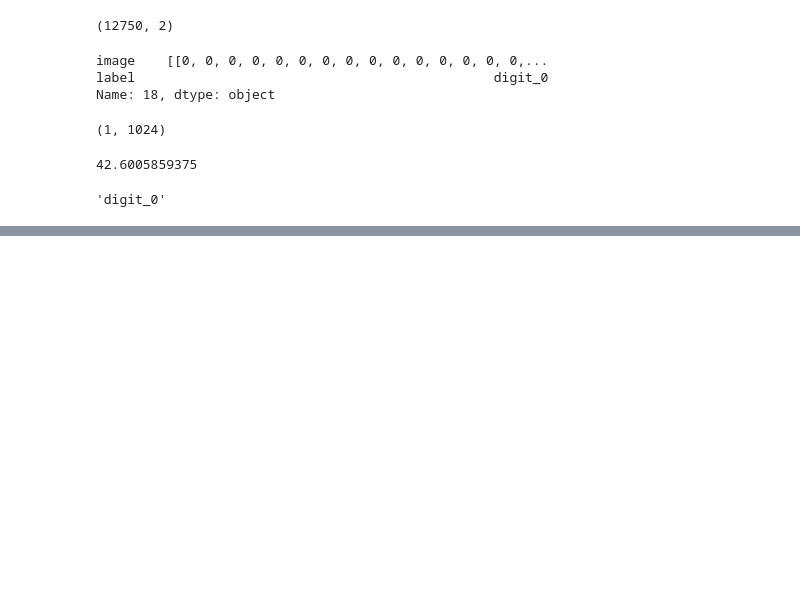
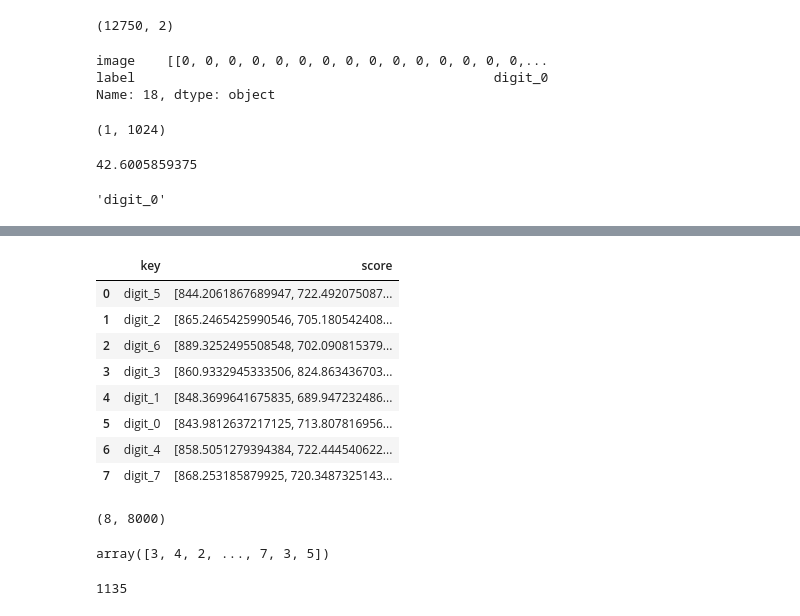
Before and after one commit to dhirajhimani/Jaskerat_ML_Course, a Jupyter notebook: Assignments/Assignment_Devanagari_Digits.ipynb, the cells around one changed output, grey strips where cells are left out. Cells and saved outputs as stored; diff of their text form; code cells hidden in the pictures; blank space fills up the shorter version.

```diff
--- a/Assignments/Assignment_Devanagari_Digits.ipynb
+++ b/Assignments/Assignment_Devanagari_Digits.ipynb
@@ -272,0 +404,2 @@ Y.shape
+# %%
+P,keys = model.predict(Xtrain)
@@ -272,0 +439,14 @@ Y.shape
+# %%
+df = pd.DataFrame([[k, v] for k, v in P.items()],
+                   columns=['key','score'])
+df
+# %% [output]
+|  | key | score |
+| 0 | digit_5 | [844.2061867689947, 722.492075087... |
+| 1 | digit_2 | [865.2465425990546, 705.180542408... |
+| 2 | digit_6 | [889.3252495508548, 702.090815379... |
+| 3 | digit_3 | [860.9332945333506, 824.863436703... |
+| 4 | digit_1 | [848.3699641675835, 689.947232486... |
+| 5 | digit_0 | [843.9812637217125, 713.807816956... |
+| 6 | digit_4 | [858.5051279394384, 722.444540622... |
+| 7 | digit_7 | [868.253185879925, 720.3487325143... |
@@ -272,0 +455,25 @@ Y.shape
+# %%
+
+npar = np.array([])
+#arr.shape
+#arr[0].shape
+#npar = np.concatenate((arr[0], arr[1]))
+#npar = np.vstack((arr[0], arr[1]))
+#print(npar.shape)
+#print(np.argmax(npar, axis=0))
+arr_len = arr.shape[0]
+npar = arr[0]
+for i in range(arr_len-1):
+    npar = np.vstack((npar, arr[i]))
+
+npar.shape
+args = np.argmax(npar, axis=0)
+args
+plist = list(map(lambda x: keys[0][x], args))
+# %% [output]
+(8, 8000)
+array([3, 4, 2, ..., 7, 3, 5])
+# %%
+np.sum(plist == Ytrain)
+# %% [output]
+1135
```
Also changed, not shown: parts of 24 cells of this notebook, 2 other files.
